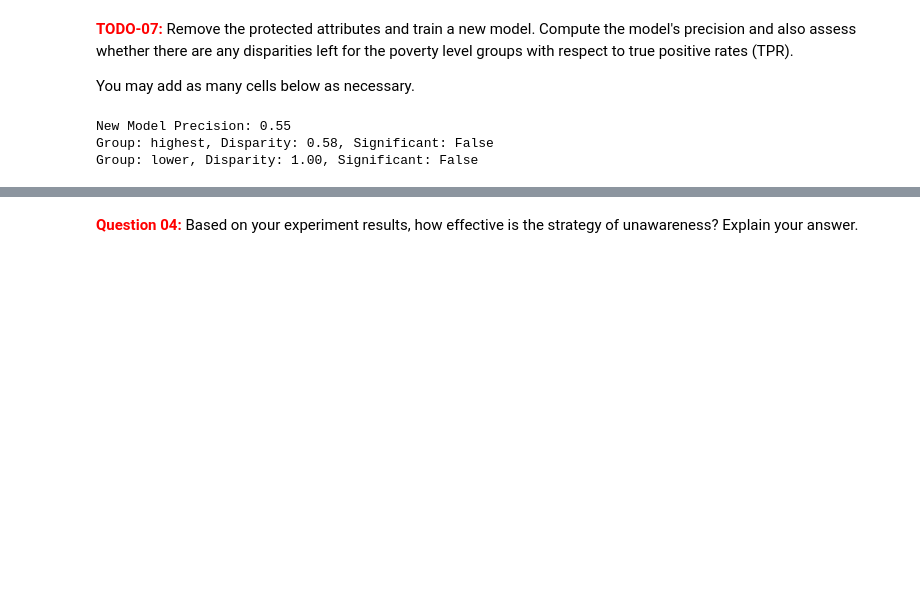
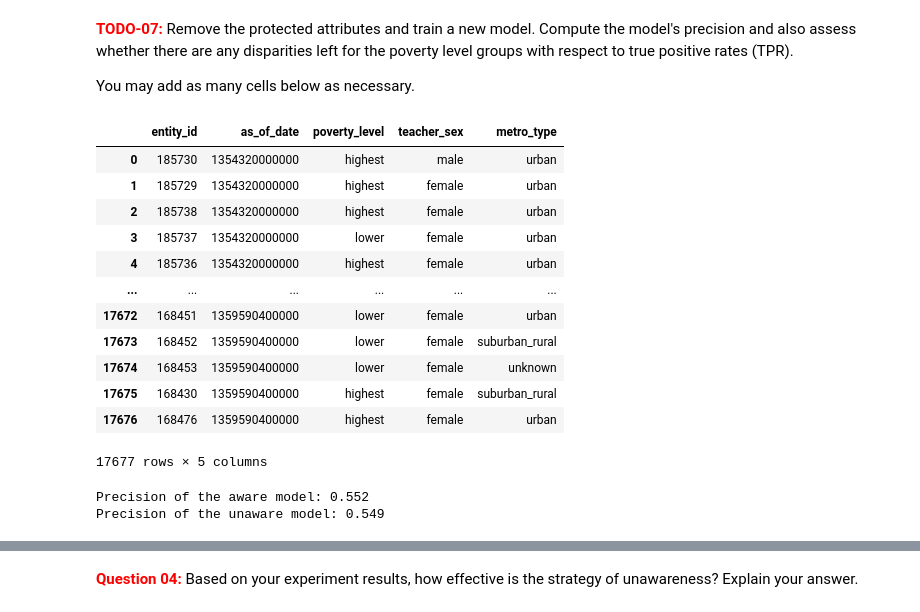
Before and after one commit to ningerdinger/KTAI2, a Jupyter notebook: 2.4 - Bias and Fairness.ipynb, the cells around one changed output, grey strips where cells are left out. Drawn from its saved outputs; the diff is of its cells as text; code cells hidden in the pictures; blank space fills up the shorter version.

```diff
--- a/2.4 - Bias and Fairness.ipynb
+++ b/2.4 - Bias and Fairness.ipynb
@@ -367,36 +395,33 @@ protected_attributes = [
 <span style='color:red'>**TODO-07:**</span> Remove the protected attributes and train a new model. Compute the model's precision and also assess whether there are any disparities left for the poverty level groups with respect to true positive rates (TPR).
 
 You may add as many cells below as necessary.
+# %%
+test_attr_df
+# %% [output]
+|  | entity_id | as_of_date | poverty_level | teacher_sex | metro_type |
+| 0 | 185730 | 1354320000000 | highest | male | urban |
+| 1 | 185729 | 1354320000000 | highest | female | urban |
+| 2 | 185738 | 1354320000000 | highest | female | urban |
+| 3 | 185737 | 1354320000000 | lower | female | urban |
+| 4 | 185736 | 1354320000000 | highest | female | urban |
+| ... | ... | ... | ... | ... | ... |
+| 17672 | 168451 | 1359590400000 | lower | female | urban |
+| 17673 | 168452 | 1359590400000 | lower | female | suburban_rural |
+| 17674 | 168453 | 1359590400000 | lower | female | unknown |
+| 17675 | 168430 | 1359590400000 | highest | female | suburban_rural |
+| 17676 | 168476 | 1359590400000 | highest | female | urban |
+17677 rows × 5 columns
 # %%
-# Step 1: Remove protected attributes from the training dataset
-protected_attributes = [
-    'project_features_entity_id_all_poverty_level_highpoverty',
-    'project_features_entity_id_all_poverty_level_highestpoverty',
-    'project_features_entity_id_all_poverty_level_lowpoverty',
-    'project_features_entity_id_all_poverty_level_moderatepoverty',
-]
+traindf_unaware = traindf.drop(protected_attributes, axis=1, errors='ignore')
+testdf_unaware = testdf.drop(protected_attributes, axis=1, errors='ignore')
 
-# Drop protected attributes
-train_df_clean = traindf.drop(columns=protected_attributes, errors='ignore')
-test_df_clean = testdf.drop(columns=protected_attributes, errors='ignore')
+model_unaware = train_model(target_column="quickstart_label", train_df=traindf_unaware)
+preds_df_unaware = test_model(model_unaware, target_column="quickstart_label", test_df=testdf_unaware, test_attrdf=test_attr_df)
 
-# Step 2: Train a new model
-new_model = train_model(target_column='quickstart_label', train_df=train_df_clean)
-
-# Step 3: Test the model and compute precision
-new_preds_df = test_model(new_model, target_column='quickstart_label', test_df=test_df_clean, test_attrdf=test_attr_df)
-new_precision = compute_precision(new_preds_df, target_column='quickstart_label')
-print(f"New Model Precision: {new_precision:.2f}")
-
-# Step 4: Compute TPR disparities for poverty level groups
-poverty_tpr = grouped_tpr(new_preds_df, target_col='quickstart_label', group_column='poverty_level')
-poverty_disparities = compute_disparity(poverty_tpr, ref_group_label='lower')
-
-# Print disparities and significance
-for group, disparity in poverty_disparities.items():
-    is_significant = disparity > 1.3
-    print(f"Group: {group}, Disparity: {disparity:.2f}, Significant: {is_significant}")
+precision_aware = compute_precision(initial_preds_df, "label_value")
+precision_unaware = compute_precision(preds_df_unaware, target_column="quickstart_label")
+print(f"Precision of the aware model: {precision_aware:.3f}")
+print(f"Precision of the unaware model: {precision_unaware:.3f}")
 # %% [output]
-New Model Precision: 0.55
-Group: highest, Disparity: 0.58, Significant: False
-Group: lower, Disparity: 1.00, Significant: False
+Precision of the aware model: 0.552
+Precision of the unaware model: 0.549
```
Also changed, not shown: parts of 16 cells of this notebook, 3 other files.
